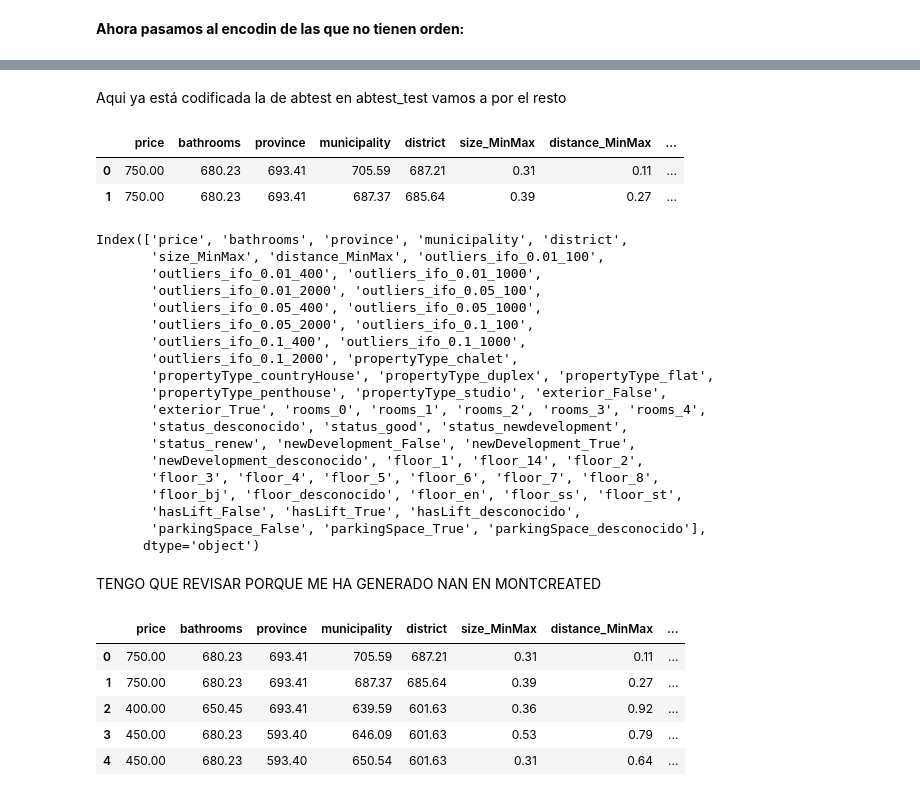
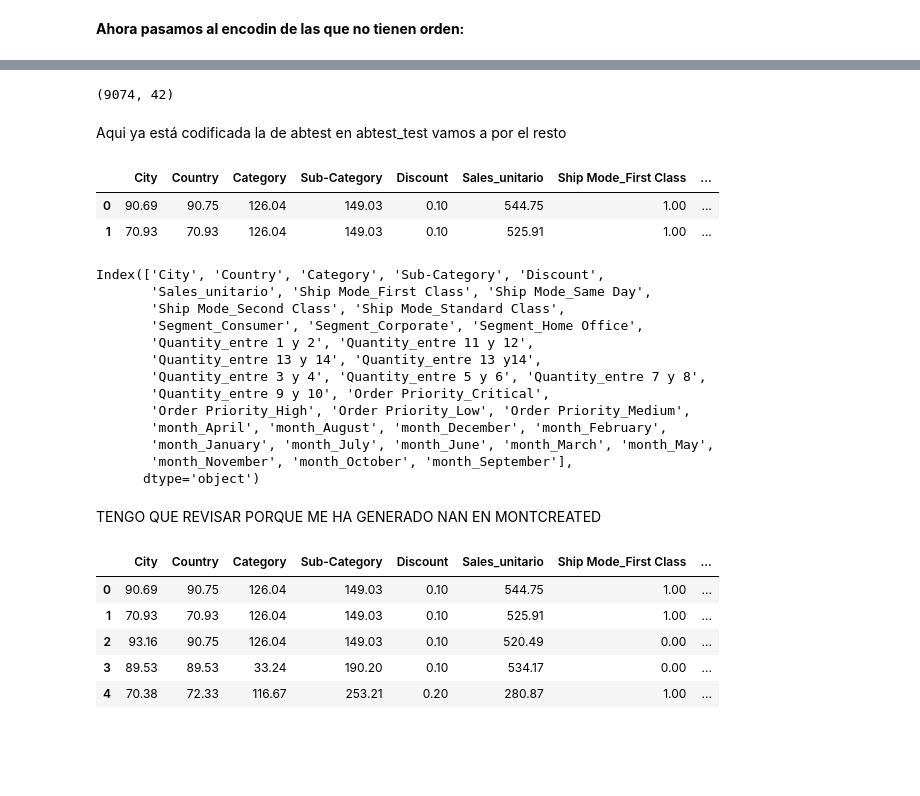
Before and after one commit to jgilsu11/Proyecto9-Clustering, a Jupyter notebook: Notebooks/Modelos/Modelo 1/encoding0.ipynb, the cells around one changed output, grey strips where cells are left out. Saved outputs shown, nothing was run; the diff lists cells and outputs as text; code cells hidden in the pictures; blank space fills up the shorter version.

```diff
--- a/Notebooks/Modelos/Modelo 1/encoding0.ipynb
+++ b/Notebooks/Modelos/Modelo 1/encoding0.ipynb
@@ -64,4 +64,4 @@ from sklearn.model_selection import train_test_split
 from category_encoders import TargetEncoder     #solo me deja hacerlo si uso el entorno default en vez del proyecto
 pd.set_option("display.max_columns", None)
 # %%
-df_sinout=pd.read_csv("../../datos/datos1/datos_sin_outliers_iterativo.csv", index_col=0).reset_index(drop=True)
+df_sinnull=pd.read_csv("..\..\..\datos\datos0\datos_clusterizados0_sin_nulos.csv", index_col=0)
@@ -521,9 +297,9 @@ Index(['price', 'propertyType', 'exterior', 'rooms', 'bathrooms', 'province',
       dtype='object')
 # %%
-diccionario_encoding = {"onehot": ["propertyType", "exterior", "rooms", "status", "newDevelopment", "floor", "hasLift", "parkingSpace"],
+diccionario_encoding = {"onehot": ['Ship Mode', 'Segment','Quantity','Order Priority', 'month'],
                         "dummies": [], # no metemos ninguna
                         'ordinal' : { }, #no metemos ninguna
                         "label": [] , # no metemos ninguna columna porque no queremos en ningún caso que se asignen las categorías de forma aleatoria
                         "frequency": [], # no metemos ninguna columna porque no coincide el orden del value counts con las categorias y la variable respuesta
-                        "target": ["bathrooms", "province", "municipality", "district"]
+                        "target": ['City', 'Country','Category', 'Sub-Category']
                         }
@@ -534,6 +310,6 @@ diccionario_encoding = {"onehot": ["propertyType", "exterior", "rooms", "status"
 # %%
-encoding=f.Encoding(dataframe = df_sinout_copy , diccionario_encoding= diccionario_encoding, variable_respuesta= "price")
-df_sinout_copy= encoding.one_hot_encoding()
-df_sinout_copy.head()
-#nos genera 40 columnas nuevas aproximadamente
+encoding=f.Encoding(dataframe = df_sinnull , diccionario_encoding= diccionario_encoding, variable_respuesta= "Sales_unitario")
+df_sinnull= encoding.one_hot_encoding()
+df_sinnull.head()
+#nos genera 31 columnas nuevas aproximadamente
 # %% [output]
@@ -566,35 +322,33 @@ memory usage: 222.1+ KB
+# %%
+df_sinnull.shape
+# %% [output]
+(9074, 42)
 # %% [markdown]
 Aqui ya está codificada la de abtest en abtest_test vamos a por el resto
 # %%
-encoder_target= TargetEncoder(cols=["bathrooms", "province", "municipality", "district"])
-encoded= encoder_target.fit_transform(df_sinout_copy , df_sinout_copy[["price"]])
-lista_eliminar=["propertyType", "exterior", "rooms", "status", "newDevelopment", "floor", "hasLift", "parkingSpace"]
+encoder_target= TargetEncoder(cols=['City', 'Country','Category', 'Sub-Category'])
+encoded= encoder_target.fit_transform(df_sinnull , df_sinnull[["Sales_unitario"]])
+lista_eliminar=['Ship Mode', 'Segment','Quantity','Order Priority', 'month']
 encoded.drop(columns=lista_eliminar, inplace=True)
 # %%
 encoded.head(2)
 # %% [output]
-|  | price | bathrooms | province | municipality | district | size_MinMax | distance_MinMax | ... |
-| 0 | 750.00 | 680.23 | 693.41 | 705.59 | 687.21 | 0.31 | 0.11 | ... |
-| 1 | 750.00 | 680.23 | 693.41 | 687.37 | 685.64 | 0.39 | 0.27 | ... |
+|  | City | Country | Category | Sub-Category | Discount | Sales_unitario | Ship Mode_First Class | ... |
+| 0 | 90.69 | 90.75 | 126.04 | 149.03 | 0.10 | 544.75 | 1.00 | ... |
+| 1 | 70.93 | 70.93 | 126.04 | 149.03 | 0.10 | 525.91 | 1.00 | ... |
 # %%
 encoded.columns
 # %% [output]
-Index(['price', 'bathrooms', 'province', 'municipality', 'district',
-       'size_MinMax', 'distance_MinMax', 'outliers_ifo_0.01_100',
-       'outliers_ifo_0.01_400', 'outliers_ifo_0.01_1000',
-       'outliers_ifo_0.01_2000', 'outliers_ifo_0.05_100',
-       'outliers_ifo_0.05_400', 'outliers_ifo_0.05_1000',
-       'outliers_ifo_0.05_2000', 'outliers_ifo_0.1_100',
-       'outliers_ifo_0.1_400', 'outliers_ifo_0.1_1000',
-       'outliers_ifo_0.1_2000', 'propertyType_chalet',
-       'propertyType_countryHouse', 'propertyType_duplex', 'propertyType_flat',
-       'propertyType_penthouse', 'propertyType_studio', 'exterior_False',
-       'exterior_True', 'rooms_0', 'rooms_1', 'rooms_2', 'rooms_3', 'rooms_4',
-       'status_desconocido', 'status_good', 'status_newdevelopment',
-       'status_renew', 'newDevelopment_False', 'newDevelopment_True',
-       'newDevelopment_desconocido', 'floor_1', 'floor_14', 'floor_2',
-       'floor_3', 'floor_4', 'floor_5', 'floor_6', 'floor_7', 'floor_8',
-       'floor_bj', 'floor_desconocido', 'floor_en', 'floor_ss', 'floor_st',
-       'hasLift_False', 'hasLift_True', 'hasLift_desconocido',
-       'parkingSpace_False', 'parkingSpace_True', 'parkingSpace_desconocido'],
+Index(['City', 'Country', 'Category', 'Sub-Category', 'Discount',
+       'Sales_unitario', 'Ship Mode_First Class', 'Ship Mode_Same Day',
+       'Ship Mode_Second Class', 'Ship Mode_Standard Class',
+       'Segment_Consumer', 'Segment_Corporate', 'Segment_Home Office',
+       'Quantity_entre 1 y 2', 'Quantity_entre 11 y 12',
+       'Quantity_entre 13 y 14', 'Quantity_entre 13 y14',
+       'Quantity_entre 3 y 4', 'Quantity_entre 5 y 6', 'Quantity_entre 7 y 8',
+       'Quantity_entre 9 y 10', 'Order Priority_Critical',
+       'Order Priority_High', 'Order Priority_Low', 'Order Priority_Medium',
+       'month_April', 'month_August', 'month_December', 'month_February',
+       'month_January', 'month_July', 'month_June', 'month_March', 'month_May',
+       'month_November', 'month_October', 'month_September'],
       dtype='object')
@@ -614,12 +355,12 @@ df_final_encoded=encoded[['price', 'bathrooms', 'province', 'municipality', 'dis
 # %% [markdown]
 TENGO QUE REVISAR PORQUE ME HA GENERADO NAN EN MONTCREATED
 # %%
-df_final_encoded.head()
+encoded.head()
 # %% [output]
-|  | price | bathrooms | province | municipality | district | size_MinMax | distance_MinMax | ... |
-| 0 | 750.00 | 680.23 | 693.41 | 705.59 | 687.21 | 0.31 | 0.11 | ... |
-| 1 | 750.00 | 680.23 | 693.41 | 687.37 | 685.64 | 0.39 | 0.27 | ... |
-| 2 | 400.00 | 650.45 | 693.41 | 639.59 | 601.63 | 0.36 | 0.92 | ... |
-| 3 | 450.00 | 680.23 | 593.40 | 646.09 | 601.63 | 0.53 | 0.79 | ... |
-| 4 | 450.00 | 680.23 | 593.40 | 650.54 | 601.63 | 0.31 | 0.64 | ... |
+|  | City | Country | Category | Sub-Category | Discount | Sales_unitario | Ship Mode_First Class | ... |
+| 0 | 90.69 | 90.75 | 126.04 | 149.03 | 0.10 | 544.75 | 1.00 | ... |
+| 1 | 70.93 | 70.93 | 126.04 | 149.03 | 0.10 | 525.91 | 1.00 | ... |
+| 2 | 93.16 | 90.75 | 126.04 | 149.03 | 0.10 | 520.49 | 0.00 | ... |
+| 3 | 89.53 | 89.53 | 33.24 | 190.20 | 0.10 | 534.17 | 0.00 | ... |
+| 4 | 70.38 | 72.33 | 116.67 | 253.21 | 0.20 | 280.87 | 1.00 | ... |
 # %%
```
Also changed, not shown: parts of 36 cells of this notebook, 5 other files.
